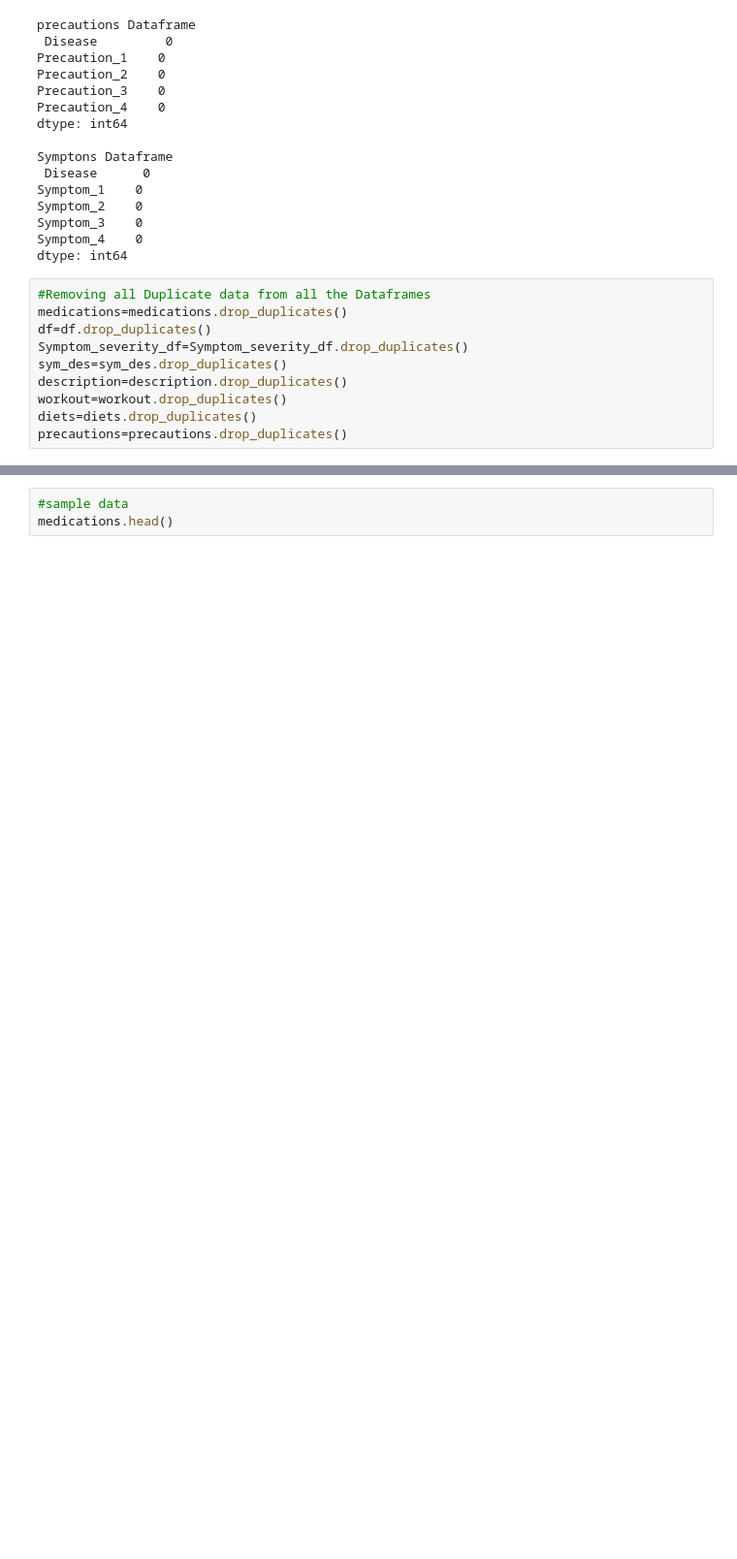
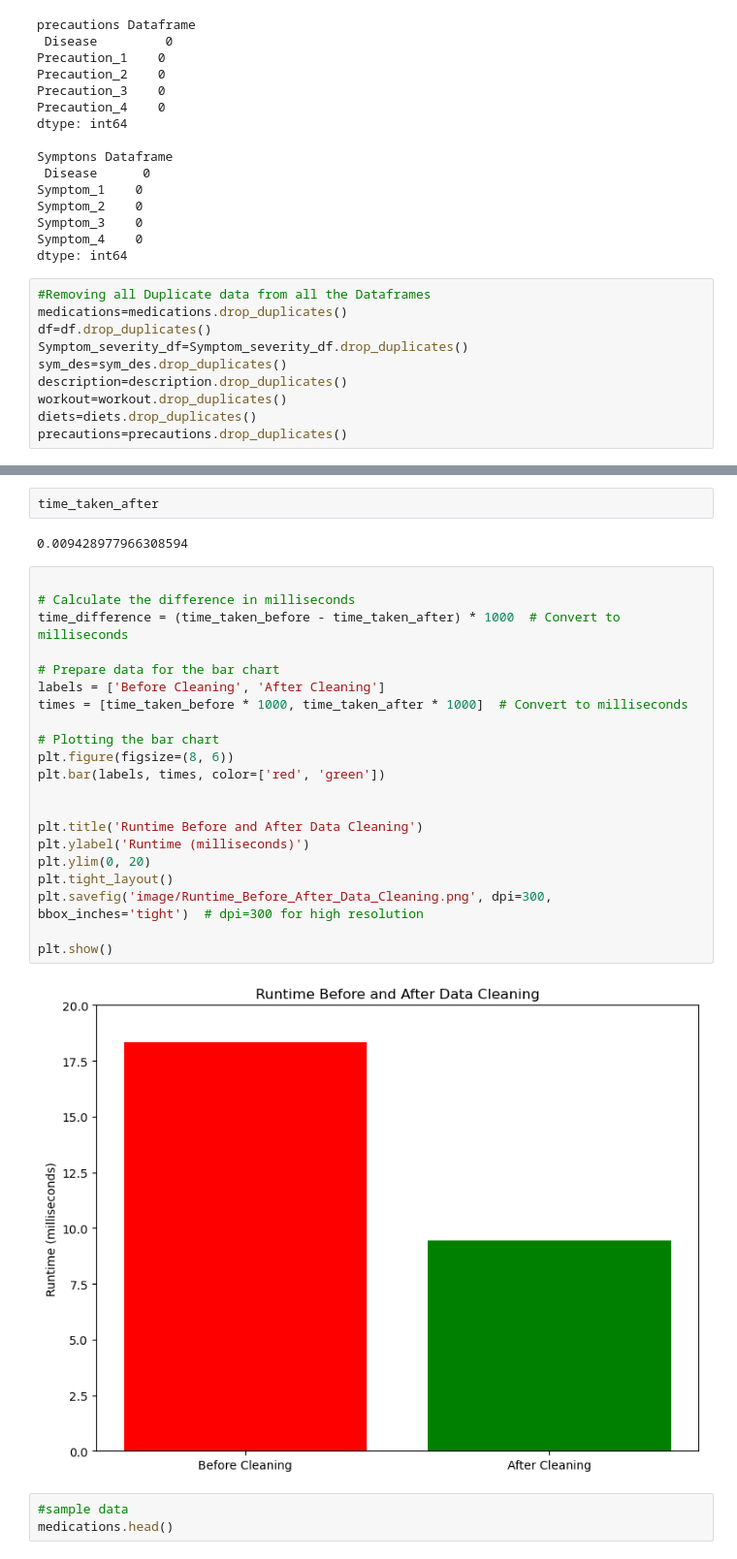
Before and after one commit to brendan1928/Project-4-Team-8, a Jupyter notebook: Images_For_Presentation.ipynb, the cells around one changed output, grey strips where cells are left out. Shown at 97% size. Drawn from its saved outputs; the diff is of its cells as text; blank space fills up the shorter version.

Commit message:
updating runtime graphs

```diff
--- a/Images_For_Presentation.ipynb
+++ b/Images_For_Presentation.ipynb
@@ -171,3 +171,30 @@ time taken after data cleaning 0.024 in milliseconds vs before datacleaning 0.03
+# %%
+time_taken_after
+# %% [output]
+0.009428977966308594
+# %%
+
+# Calculate the difference in milliseconds
+time_difference = (time_taken_before - time_taken_after) * 1000  # Convert to milliseconds
+
+# Prepare data for the bar chart
+labels = ['Before Cleaning', 'After Cleaning']
+times = [time_taken_before * 1000, time_taken_after * 1000]  # Convert to milliseconds
+
+# Plotting the bar chart
+plt.figure(figsize=(8, 6))
+plt.bar(labels, times, color=['red', 'green'])
+
+
+plt.title('Runtime Before and After Data Cleaning')
+plt.ylabel('Runtime (milliseconds)')
+plt.ylim(0, 20)
+plt.tight_layout()
+plt.savefig('image/Runtime_Before_After_Data_Cleaning.png', dpi=300, bbox_inches='tight')  # dpi=300 for high resolution
+
+plt.show()
+# %% [output]
+[figure, added]
 # %%
 #sample data
 medications.head()
```
Also changed, not shown: parts of 3 cells of this notebook, 1 other file.
